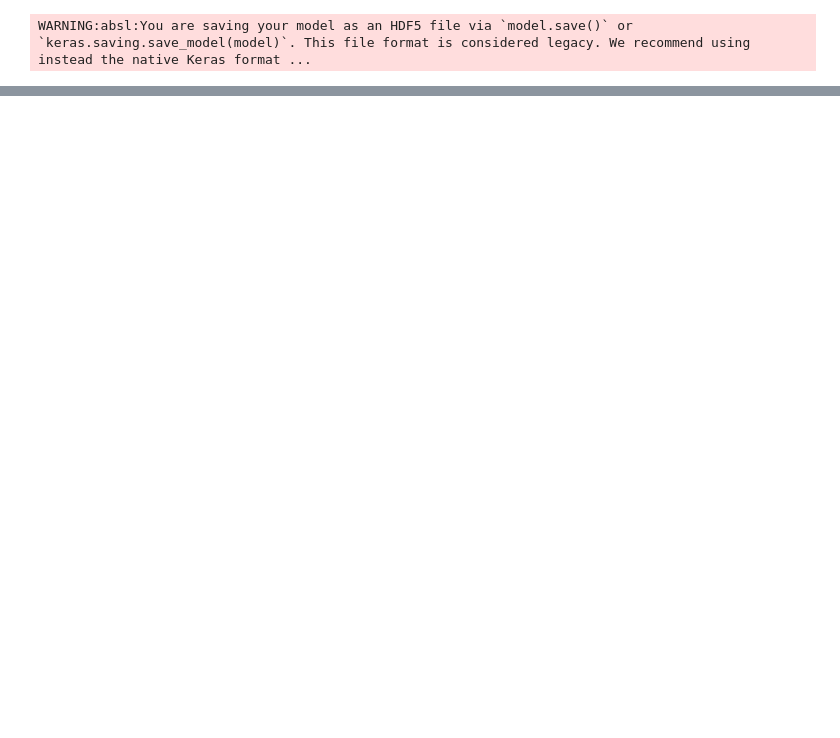
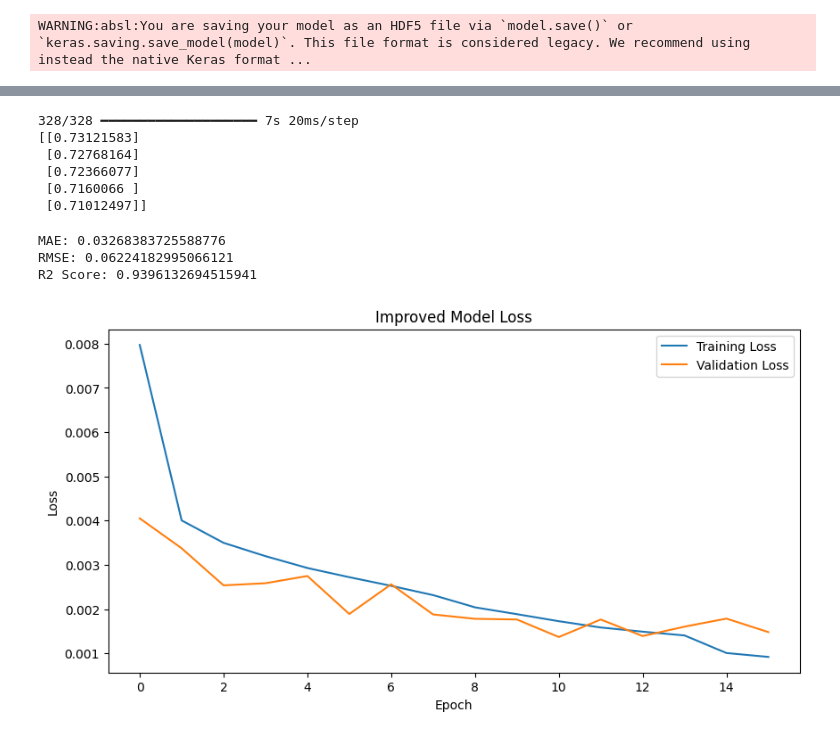
Before and after one commit to jayanth-talasri/Solar-irradiance-forecasting-using-deep-Learning-model-LSTM-, a Jupyter notebook: solar_forecasting.ipynb, the cells around one changed output, grey strips where cells are left out. Saved outputs shown, nothing was run; the diff lists cells and outputs as text; code cells hidden in the pictures; blank space fills up the shorter version.

```diff
--- a/solar_forecasting.ipynb
+++ b/solar_forecasting.ipynb
@@ -358,0 +581,34 @@ WARNING:absl:You are saving your model as an HDF5 file via `model.save()` or `ke
+# %%
+predictions = improved_model.predict(X_test)
+
+print(predictions[:5])
+# %% [output]
+328/328 ━━━━━━━━━━━━━━━━━━━━ 7s 20ms/step
+[[0.73121583]
+ [0.72768164]
+ [0.72366077]
+ [0.7160066 ]
+ [0.71012497]]
+# %%
+from sklearn.metrics import mean_absolute_error
+from sklearn.metrics import mean_squared_error
+from sklearn.metrics import r2_score
+import numpy as np
+
+mae = mean_absolute_error(y_test, predictions)
+
+mse = mean_squared_error(y_test, predictions)
+
+rmse = np.sqrt(mse)
+
+r2 = r2_score(y_test, predictions)
+
+print("MAE:", mae)
+
+print("RMSE:", rmse)
+
+print("R2 Score:", r2)
+# %% [output]
+MAE: 0.03268383725588776
+RMSE: 0.06224182995066121
+R2 Score: 0.9396132694515941
@@ -358,0 +625,26 @@ WARNING:absl:You are saving your model as an HDF5 file via `model.save()` or `ke
+# %%
+plt.figure(figsize=(10,5))
+
+plt.plot(
+    history_improved.history['loss'],
+    label='Training Loss'
+)
+
+plt.plot(
+    history_improved.history['val_loss'],
+    label='Validation Loss'
+)
+
+plt.title("Improved Model Loss")
+
+plt.xlabel("Epoch")
+
+plt.ylabel("Loss")
+
+plt.legend()
+
+plt.savefig("results/graphs/Summer_loss_curve.png")
+
+plt.show()
+# %% [output]
+[figure, added]
```
Also changed, not shown: parts of 36 cells of this notebook.
